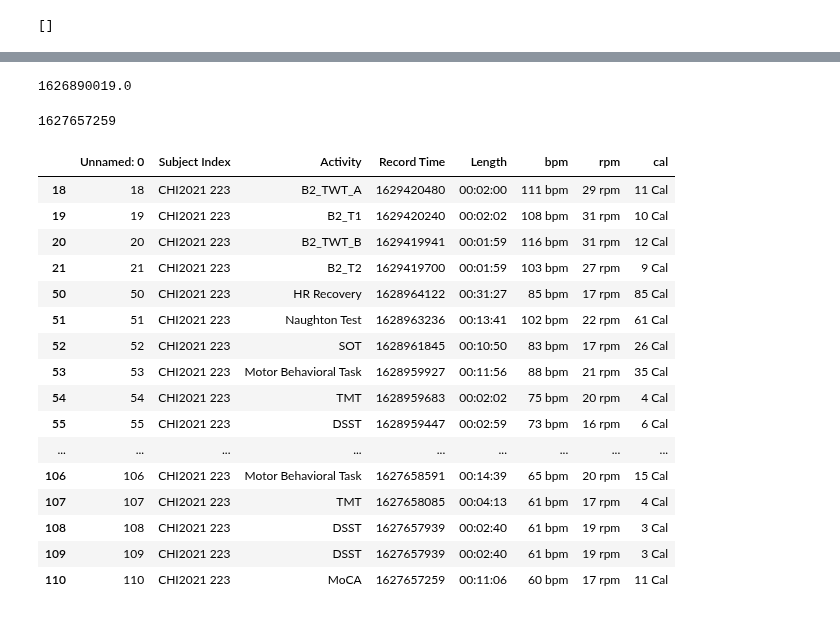
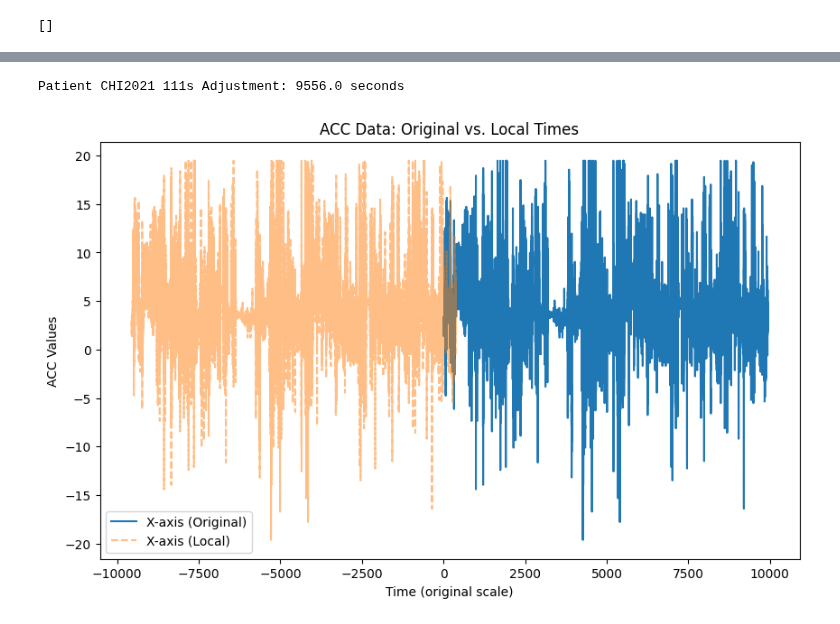
Before and after one commit to ScreamingPigeon/ms-analysis-23, a Jupyter notebook: read.ipynb, the cells around one changed output, grey strips where cells are left out. Cells and saved outputs as stored; diff of their text form; code cells hidden in the pictures.

```diff
--- a/read.ipynb
+++ b/read.ipynb
@@ -223,43 +224,3 @@ for patient in matched_patients:
 not_in_order
 # %% [output]
 []
-# %%
-#### TO-DO
-
-#find the offset of the excel time and the csv
-for patient in patients:
-    local_time = patient.csv_time
-    if patient is None or patient.acc is None:
-        continue
-
-    # print(f"Here is the local time {local_time}")
-    print(patient.id, local_time, local_time+ len(patient.acc))
-
-    for activity in  reversed(patient.activities):
-        # if (activity.start+activity.length <= local_time+round(patient.acc['t'].iloc[-1])):
-        #     # print(activity.start)
-        #     # print(local_time)
-        adjustment = activity.start - local_time  # Assuming patient.initial_time is the reference start time for local_time
-
-        # Adjust activity start and end times to the local timeline
-        adjusted_activity_start = activity.start - adjustment
-        adjusted_activity_end = adjusted_activity_start + activity.length
-
-        if (adjusted_activity_end <= local_time + round(patient.acc['t'].iloc[-1])):
-            local_activity_start = adjusted_activity_start - local_time
-            local_activity_end = adjusted_activity_end - local_time
-
-            print(f"\nActivity Start Actual(Local): {activity.start - local_time} \tActivity End Actual(Local): {activity.start  + activity.length - local_time}")
-            print(f"Activity Start Recorded(Global): {activity.start} \tActivity End Recorded(Global):{activity.start  + activity.length}")
-            patients[0].activities[0].name
-
-        #     #TODO
-            start_index = patient.acc[patient.acc['t'] >= local_activity_start].index.min()
-            end_index = patient.acc[patient.acc['t'] <= local_activity_end].index.max()
-
-            if pd.notnull(start_index) and pd.notnull(end_index):  # Check if indices are valid
-                activity.acc = patient.acc.loc[start_index:end_index+1]
-            else:
-                activity.acc = None  # Handle cases where activity is outside the range
-
-    print("")
@@ -387,28 +395,0 @@ patients[1].acc
-# %%
-patients[10].csv_time
-# %% [output]
-1626890019.0
-# %%
-patients[1].excel_time
-# %% [output]
-1627657259
-# %%
-excel[excel['Subject Index'] == 'CHI2021 223']
-# %% [output]
-|  | Unnamed: 0 | Subject Index | Activity | Record Time | Length | bpm | rpm | cal |
-| 18 | 18 | CHI2021 223 | B2_TWT_A | 1629420480 | 00:02:00 | 111 bpm | 29 rpm | 11 Cal |
-| 19 | 19 | CHI2021 223 | B2_T1 | 1629420240 | 00:02:02 | 108 bpm | 31 rpm | 10 Cal |
-| 20 | 20 | CHI2021 223 | B2_TWT_B | 1629419941 | 00:01:59 | 116 bpm | 31 rpm | 12 Cal |
-| 21 | 21 | CHI2021 223 | B2_T2 | 1629419700 | 00:01:59 | 103 bpm | 27 rpm | 9 Cal |
-| 50 | 50 | CHI2021 223 | HR Recovery | 1628964122 | 00:31:27 | 85 bpm | 17 rpm | 85 Cal |
-| 51 | 51 | CHI2021 223 | Naughton Test | 1628963236 | 00:13:41 | 102 bpm | 22 rpm | 61 Cal |
-| 52 | 52 | CHI2021 223 | SOT | 1628961845 | 00:10:50 | 83 bpm | 17 rpm | 26 Cal |
-| 53 | 53 | CHI2021 223 | Motor Behavioral Task | 1628959927 | 00:11:56 | 88 bpm | 21 rpm | 35 Cal |
-| 54 | 54 | CHI2021 223 | TMT | 1628959683 | 00:02:02 | 75 bpm | 20 rpm | 4 Cal |
-| 55 | 55 | CHI2021 223 | DSST | 1628959447 | 00:02:59 | 73 bpm | 16 rpm | 6 Cal |
-| ... | ... | ... | ... | ... | ... | ... | ... | ... |
-| 106 | 106 | CHI2021 223 | Motor Behavioral Task | 1627658591 | 00:14:39 | 65 bpm | 20 rpm | 15 Cal |
-| 107 | 107 | CHI2021 223 | TMT | 1627658085 | 00:04:13 | 61 bpm | 17 rpm | 4 Cal |
-| 108 | 108 | CHI2021 223 | DSST | 1627657939 | 00:02:40 | 61 bpm | 19 rpm | 3 Cal |
-| 109 | 109 | CHI2021 223 | DSST | 1627657939 | 00:02:40 | 61 bpm | 19 rpm | 3 Cal |
-| 110 | 110 | CHI2021 223 | MoCA | 1627657259 | 00:11:06 | 60 bpm | 17 rpm | 11 Cal |
@@ -416,0 +396,5 @@ excel[excel['Subject Index'] == 'CHI2021 223']
+# %%
+plot_sbs(matched_patients[6])
+# %% [output]
+Patient CHI2021 111s Adjustment: 9556.0 seconds
+[figure, added]
```
Also changed, not shown: parts of 12 cells of this notebook.
